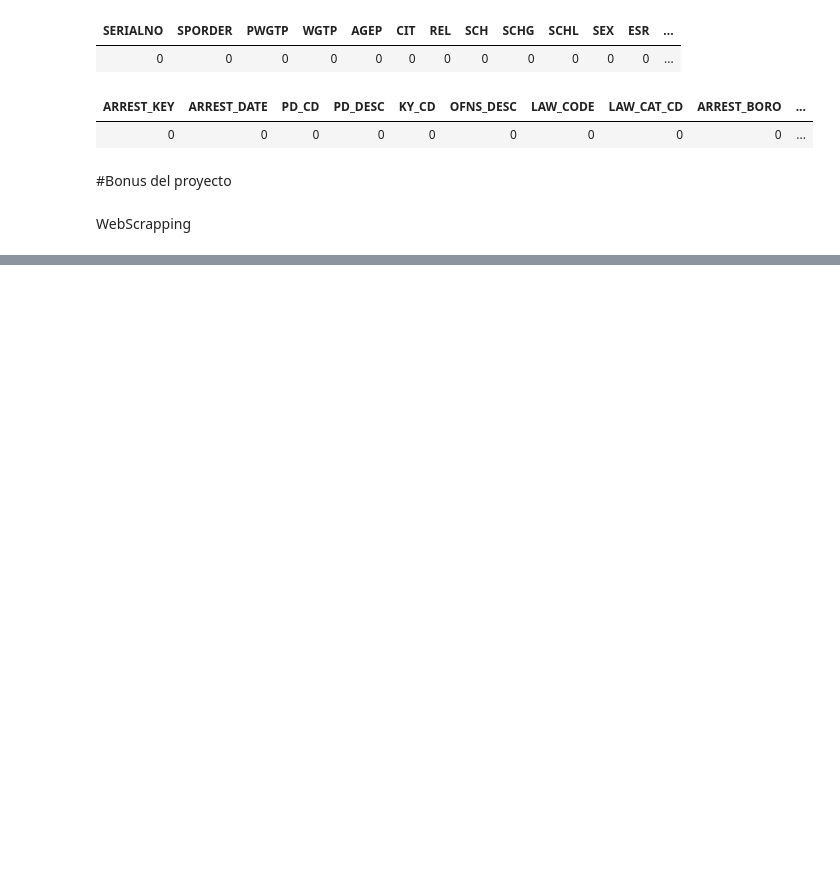
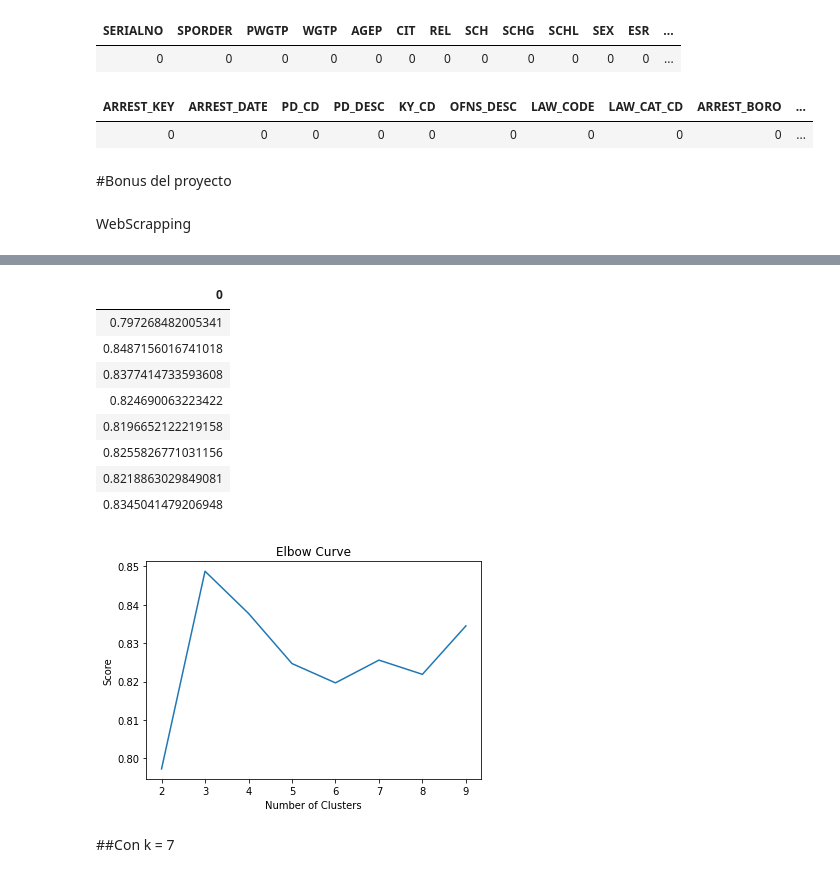
Before and after one commit to Wilermo/ProyectoProcesamientoDeDatos, a Jupyter notebook: Procesamiento pd.ipynb, the cells around one changed output, grey strips where cells are left out. Drawn from its saved outputs; the diff is of its cells as text; code cells hidden in the pictures; blank space fills up the shorter version.

```diff
--- a/Procesamiento pd.ipynb
+++ b/Procesamiento pd.ipynb
@@ -332,0 +600,4 @@ print(response)
+# %%
+dfPovertyDemog = dfPoverty.select(col("TEN"),col("CitizenStatus"),col("Ethnicity"),col("FamType_PU"),col("NYCgov_Pov_Stat"),col("TotalWorkHrs_PU"),col("CIT"),col("MAR"),col("RNTP_adj"))
+display(dfPovertyDemog.select([count(when(isnan(c) | col(c).isNull(), c)).alias(c) for c in dfPovertyDemog.columns]))
+display(dfPovertyDemog)
@@ -332,0 +625,14 @@ print(response)
+# %%
+assemble=VectorAssembler(inputCols=[
+ 'TEN',
+ 'CitizenStatus',
+ 'Ethnicity',
+  'FamType_PU',
+    'NYCgov_Pov_Stat',
+    'TotalWorkHrs_PU',
+    'CIT',
+    'MAR',
+    'RNTP_adj']
+, outputCol='features')
+dfPovAssemble=assemble.transform(dfPovertyDemog)
+display(dfPovAssemble)
@@ -332,0 +658,39 @@ print(response)
+# %%
+import numpy as np
+import pandas as pd
+silho = np.zeros(10)
+
+for k in range(2,10):
+    kmeans = KMeans().setK(k).setSeed(1).setFeaturesCol('features')
+    model = kmeans.fit(dfPovAssemble)
+    predictions = model.transform(dfPovAssemble)
+    evaluator = ClusteringEvaluator()
+    silhouette = evaluator.evaluate(predictions)
+    silho[k]=silhouette
+
+# Plot the cost
+df_silho = pd.DataFrame(silho[2:])
+display(df_silho)
+df_silho.columns = ["silho"]
+new_col = [2,3,4,5,6,7,8, 9]
+df_silho.insert(0, 'cluster', new_col)
+
+import pylab as pl
+pl.plot(df_silho.cluster, df_silho.silho)
+pl.xlabel('Number of Clusters')
+pl.ylabel('Score')
+pl.title('Elbow Curve')
+pl.show()
+# %% [output]
+| 0 |
+| 0.797268482005341 |
+| 0.8487156016741018 |
+| 0.8377414733593608 |
+| 0.824690063223422 |
+| 0.8196652122219158 |
+| 0.8255826771031156 |
+| 0.8218863029849081 |
+| 0.8345041479206948 |
+[figure, added]
+# %% [markdown]
+##Con k = 7
```
Also changed, not shown: parts of 27 cells of this notebook.
